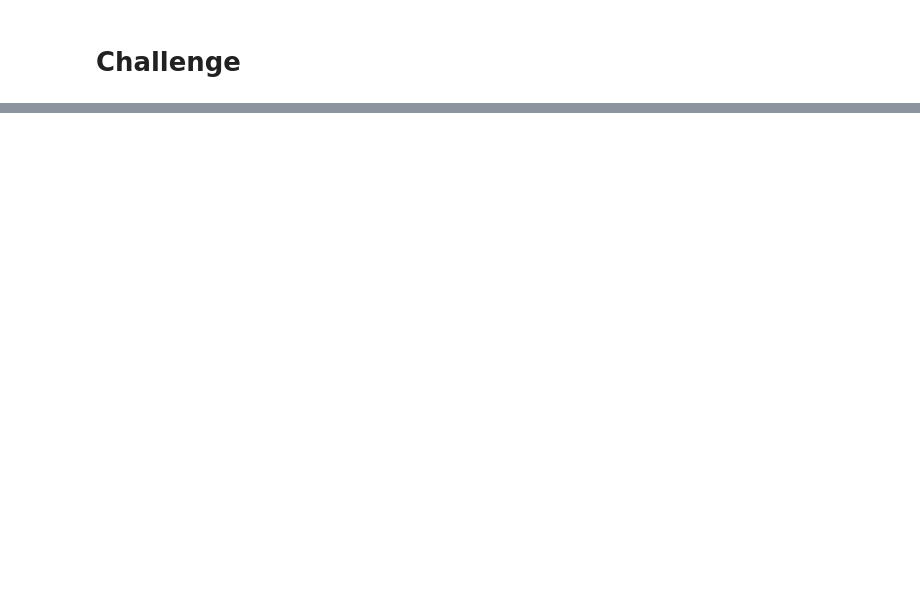
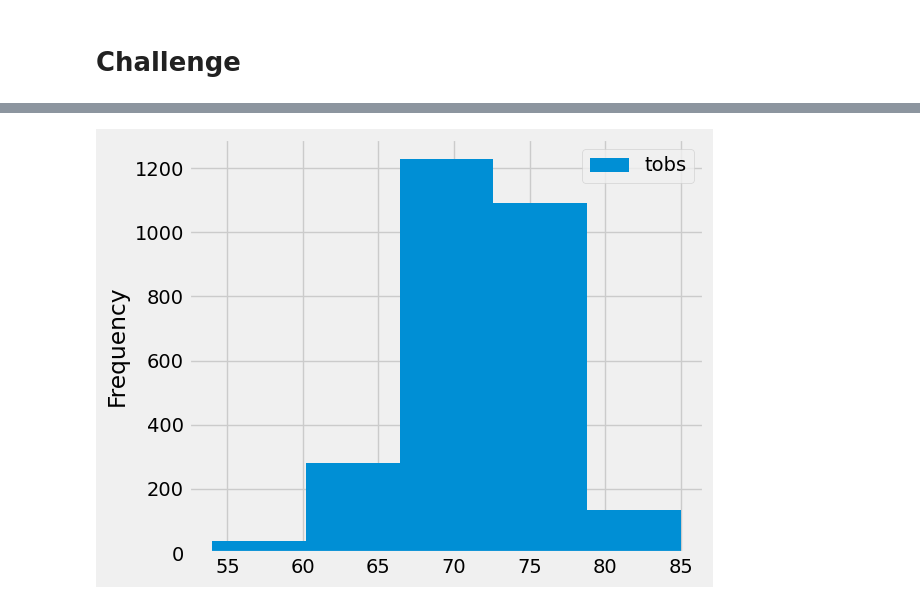
Before and after one commit to jhohing/Surfs_up, a Jupyter notebook: climate_analysis.ipynb, the cells around one changed output, grey strips where cells are left out. Saved outputs shown, nothing was run; the diff lists cells and outputs as text; code cells hidden in the pictures; blank space fills up the shorter version.

```diff
--- a/climate_analysis.ipynb
+++ b/climate_analysis.ipynb
@@ -119,0 +169,5 @@ df.describe()
+# %%
+df.plot.hist(bins=5)
+plt.tight_layout()
+# %% [output]
+[figure, added]
```
Also changed, not shown: parts of 7 cells of this notebook.
